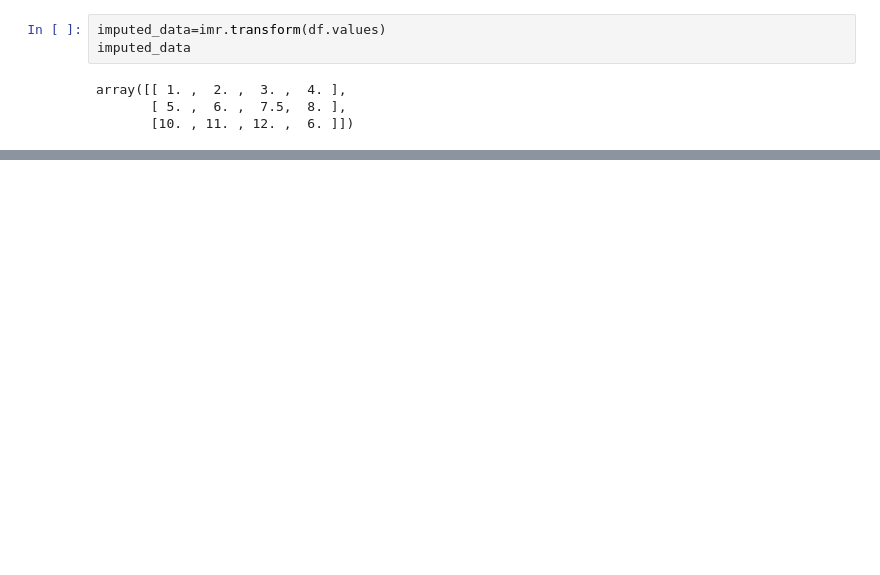
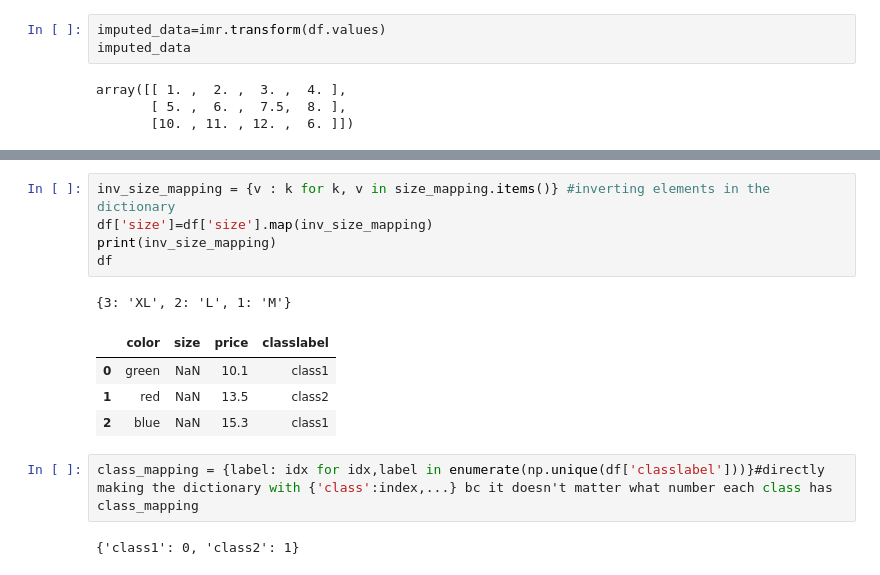
Before and after one commit to mitsyprada/ML-book-exercises, a Jupyter notebook: Building good training sets.ipynb, the cells around one changed output, grey strips where cells are left out. Saved outputs shown, nothing was run; the diff lists cells and outputs as text; blank space fills up the shorter version.

```diff
--- a/Building good training sets.ipynb
+++ b/Building good training sets.ipynb
@@ -80,0 +105,16 @@ array([[ 1. ,  2. ,  3. ,  4. ],
+# %%
+inv_size_mapping = {v : k for k, v in size_mapping.items()} #inverting elements in the dictionary
+df['size']=df['size'].map(inv_size_mapping)
+print(inv_size_mapping)
+df
+# %% [output]
+{3: 'XL', 2: 'L', 1: 'M'}
+|  | color | size | price | classlabel |
+| 0 | green | NaN | 10.1 | class1 |
+| 1 | red | NaN | 13.5 | class2 |
+| 2 | blue | NaN | 15.3 | class1 |
+# %%
+class_mapping = {label: idx for idx,label in enumerate(np.unique(df['classlabel']))}#directly making the dictionary with {'class':index,...} bc it doesn't matter what number each class has
+class_mapping
+# %% [output]
+{'class1': 0, 'class2': 1}
```
Also changed, not shown: parts of 27 cells of this notebook.
